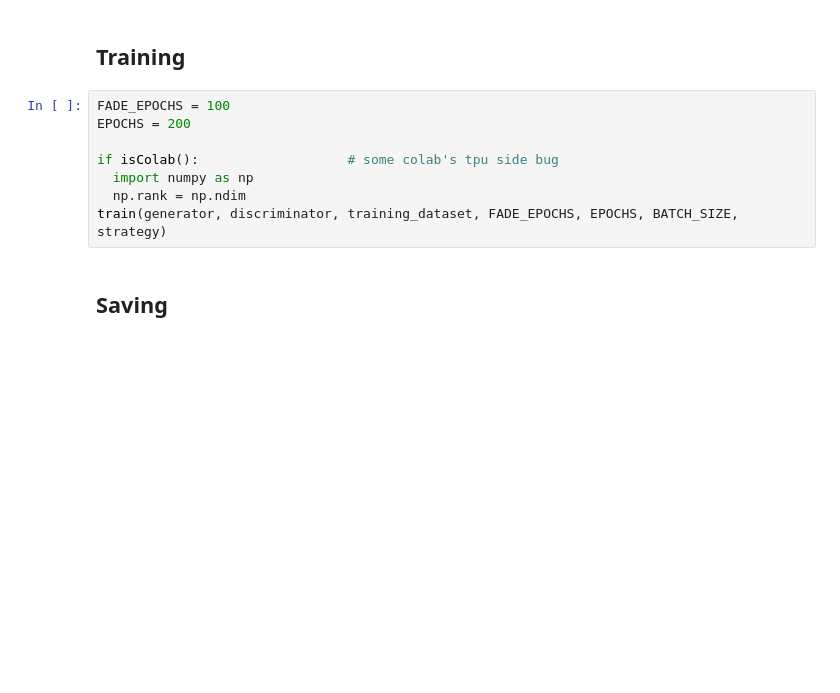
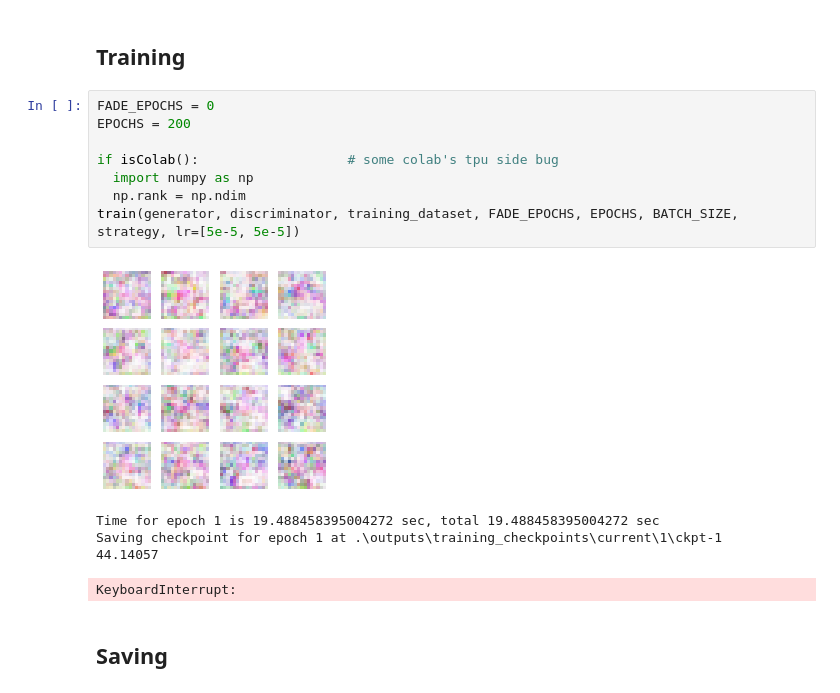
Before and after one commit to comtalyst/generative-facial-cosmetics, a Jupyter notebook: model_engineering/main.ipynb, the cells around one changed output. Drawn from its saved outputs; the diff is of its cells as text; blank space fills up the shorter version.

Commit message:
Customizable lr + record losses + fix epoch param

```diff
--- a/model_engineering/main.ipynb
+++ b/model_engineering/main.ipynb
@@ -155,13 +155,19 @@ print(discriminator.model_fade(image, training=False).numpy())
 # %% [markdown]
 ## **Training**
 # %%
-FADE_EPOCHS = 100
+FADE_EPOCHS = 0
 EPOCHS = 200
 
 if isColab():                   # some colab's tpu side bug
   import numpy as np
   np.rank = np.ndim
-train(generator, discriminator, training_dataset, FADE_EPOCHS, EPOCHS, BATCH_SIZE, strategy)
+train(generator, discriminator, training_dataset, FADE_EPOCHS, EPOCHS, BATCH_SIZE, strategy, lr=[5e-5, 5e-5])
+# %% [output]
+[figure, added]
+Time for epoch 1 is 19.488458395004272 sec, total 19.488458395004272 sec
+Saving checkpoint for epoch 1 at .\outputs\training_checkpoints\current\1\ckpt-1
+44.14057
+KeyboardInterrupt:
 # %% [markdown]
 ## **Saving**
 # %%
```
Also changed, not shown: parts of 3 cells of this notebook, 1 other file.
